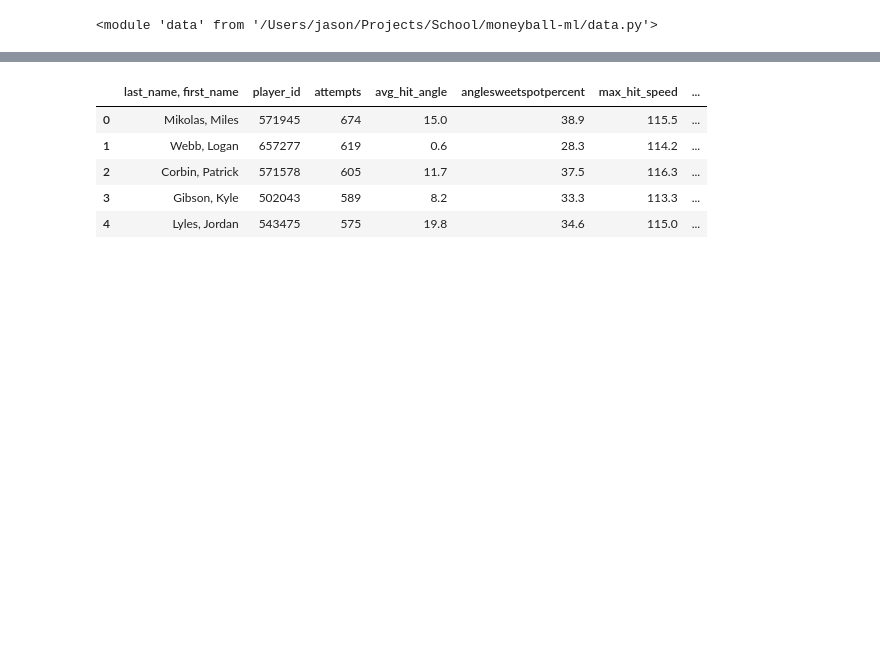
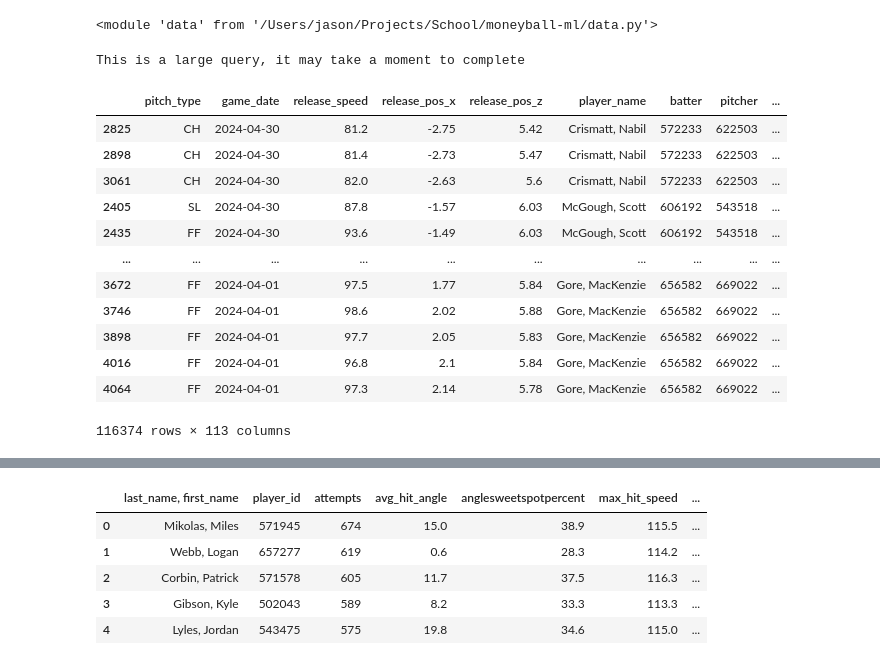
Before and after one commit to auto-d/moneyball-ml, a Jupyter notebook: eda.ipynb, the cells around one changed output, grey strips where cells are left out. Cells and saved outputs as stored; diff of their text form; code cells hidden in the pictures; blank space fills up the shorter version.

```diff
--- a/eda.ipynb
+++ b/eda.ipynb
@@ -316,6 +330,26 @@ import data
 importlib.reload(data)
 # %% [output]
 <module 'data' from '/Users/jason/Projects/School/moneyball-ml/data.py'>
+# %%
+sc_df = statcast("2024-04-01", "2024-04-30")
+# %% [output]
+This is a large query, it may take a moment to complete
+# %%
+sc_df
+# %% [output]
+|  | pitch_type | game_date | release_speed | release_pos_x | release_pos_z | player_name | batter | pitcher | ... |
+| 2825 | CH | 2024-04-30 | 81.2 | -2.75 | 5.42 | Crismatt, Nabil | 572233 | 622503 | ... |
+| 2898 | CH | 2024-04-30 | 81.4 | -2.73 | 5.47 | Crismatt, Nabil | 572233 | 622503 | ... |
+| 3061 | CH | 2024-04-30 | 82.0 | -2.63 | 5.6 | Crismatt, Nabil | 572233 | 622503 | ... |
+| 2405 | SL | 2024-04-30 | 87.8 | -1.57 | 6.03 | McGough, Scott | 606192 | 543518 | ... |
+| 2435 | FF | 2024-04-30 | 93.6 | -1.49 | 6.03 | McGough, Scott | 606192 | 543518 | ... |
+| ... | ... | ... | ... | ... | ... | ... | ... | ... | ... |
+| 3672 | FF | 2024-04-01 | 97.5 | 1.77 | 5.84 | Gore, MacKenzie | 656582 | 669022 | ... |
+| 3746 | FF | 2024-04-01 | 98.6 | 2.02 | 5.88 | Gore, MacKenzie | 656582 | 669022 | ... |
+| 3898 | FF | 2024-04-01 | 97.7 | 2.05 | 5.83 | Gore, MacKenzie | 656582 | 669022 | ... |
+| 4016 | FF | 2024-04-01 | 96.8 | 2.1 | 5.84 | Gore, MacKenzie | 656582 | 669022 | ... |
+| 4064 | FF | 2024-04-01 | 97.3 | 2.14 | 5.78 | Gore, MacKenzie | 656582 | 669022 | ... |
+116374 rows × 113 columns
 # %%
 sc_pitching = data.load_sc_pitching_base(2024, 'data/')
 # %%
```
Also changed, not shown: parts of 16 cells of this notebook, 1 other file.
